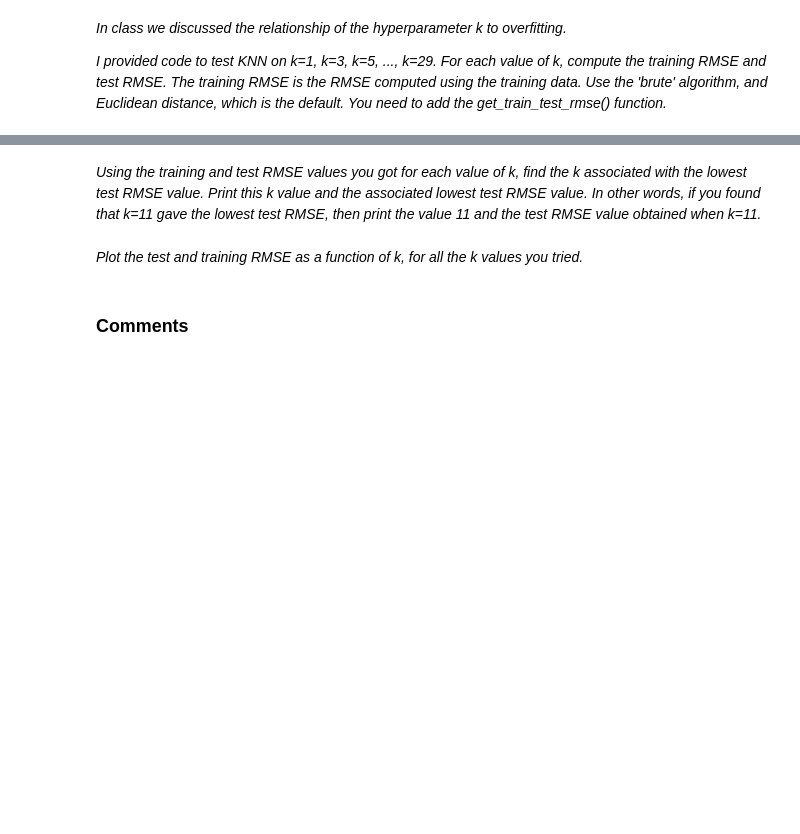
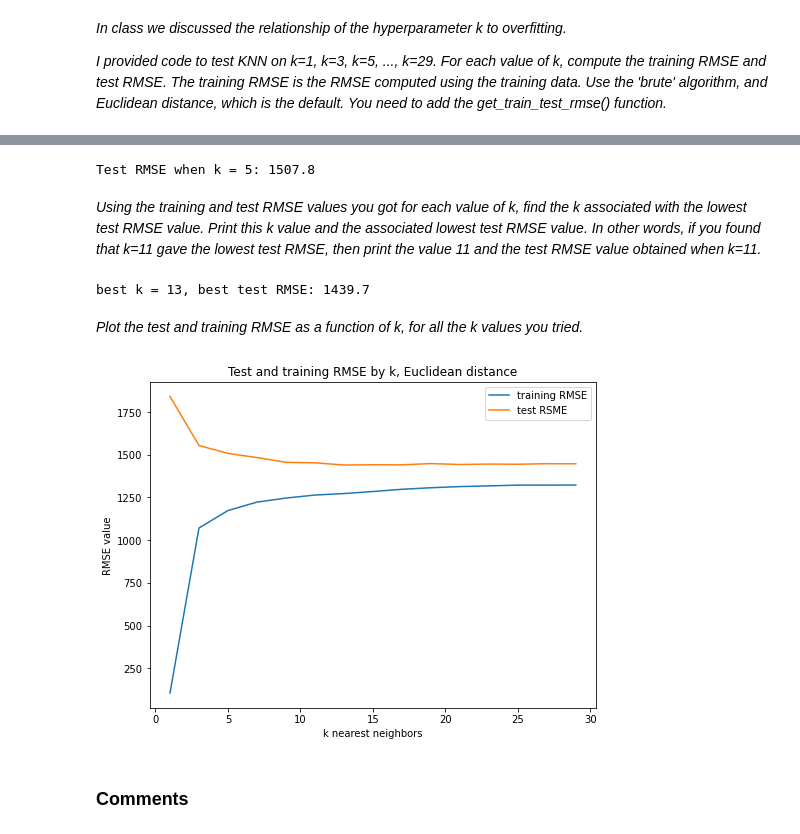
Before and after one commit to lomcaitlin/cst383_s21, a Jupyter notebook: hw8/knn-experiments.ipynb, the cells around one changed output, grey strips where cells are left out. Cells and saved outputs as stored; diff of their text form; code cells hidden in the pictures; blank space fills up the shorter version.

```diff
--- a/hw8/knn-experiments.ipynb
+++ b/hw8/knn-experiments.ipynb
@@ -104,0 +143,6 @@ _When using the KNN algorithm, use algorithm='brute' to get the basic KNN algori
+# %%
+# YOUR CODE HERE
+knn = KNeighborsRegressor(algorithm='brute')
+knn.fit(X_train, y_train)
+predictions = knn.predict(X_test)
+print('test RMSE, default hyperparameters: {:.1f}'.format(rmse(predictions, y_test)))
@@ -111,6 +157,12 @@ _I provided code to test KNN on k=1, k=3, k=5, ..., k=29.  For each value of k,
 # %%
 def get_train_test_rmse(regr, X_train, X_test, y_train, y_test):
     # YOUR CODE HERE
+    regr.fit(X_train, y_train)
+    train = regr.predict(X_train)
+    train_rmse = rmse(train, y_train)
+    pred = regr.predict(X_test)
+    test_rmse = rmse(pred, y_test)
+    return train_rmse, test_rmse
 # %%
 n = 30
 test_rmse = []
@@ -126,13 +180,17 @@ print('done')
 # %%
 # sanity check
 print('Test RMSE when k = 5: {:0.1f}'.format(test_rmse[2]))
+# %% [output]
+Test RMSE when k = 5: 1507.8
 # %% [markdown]
 _Using the training and test RMSE values you got for each value of k, find the k associated with the lowest test RMSE value. Print this k value and the associated lowest test RMSE value.  In other words, if you found that k=11 gave the lowest test RMSE, then print the value 11 and the test RMSE value obtained when k=11._
 # %%
 def get_best(ks, rmse):
     # YOUR CODE HERE
-
+    return ks[test_rmse.index(min(test_rmse))], min(test_rmse)
 best_k, best_rmse = get_best(ks, test_rmse)
 print('best k = {}, best test RMSE: {:0.1f}'.format(best_k, best_rmse))
+# %% [output]
+best k = 13, best test RMSE: 1439.7
 # %% [markdown]
 _Plot the test and training RMSE as a function of k, for all the k values you tried._
@@ -141,3 +197,13 @@ _Plot the test and training RMSE as a function of k, for all the k values you tr
+# %%
+# YOUR CODE HERE
+plt.plot(ks, train_rmse, label='training RMSE')
+plt.plot(ks, test_rmse, label='test RSME')
+plt.legend()
+plt.xlabel('k nearest neighbors')
+plt.ylabel('RMSE value')
+plt.title("Test and training RMSE by k, Euclidean distance");
+# %% [output]
+[figure, added]
 # %% [markdown]
 ### Comments
 # %% [markdown]
```
Also changed, not shown: parts of 34 cells of this notebook, 13 other files.
